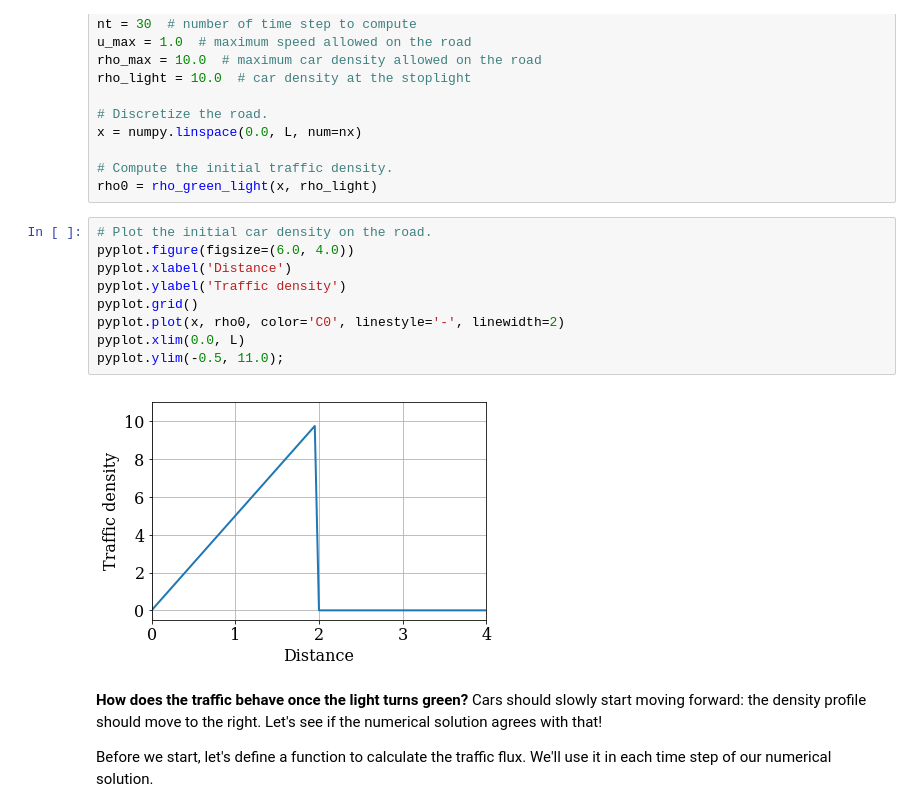
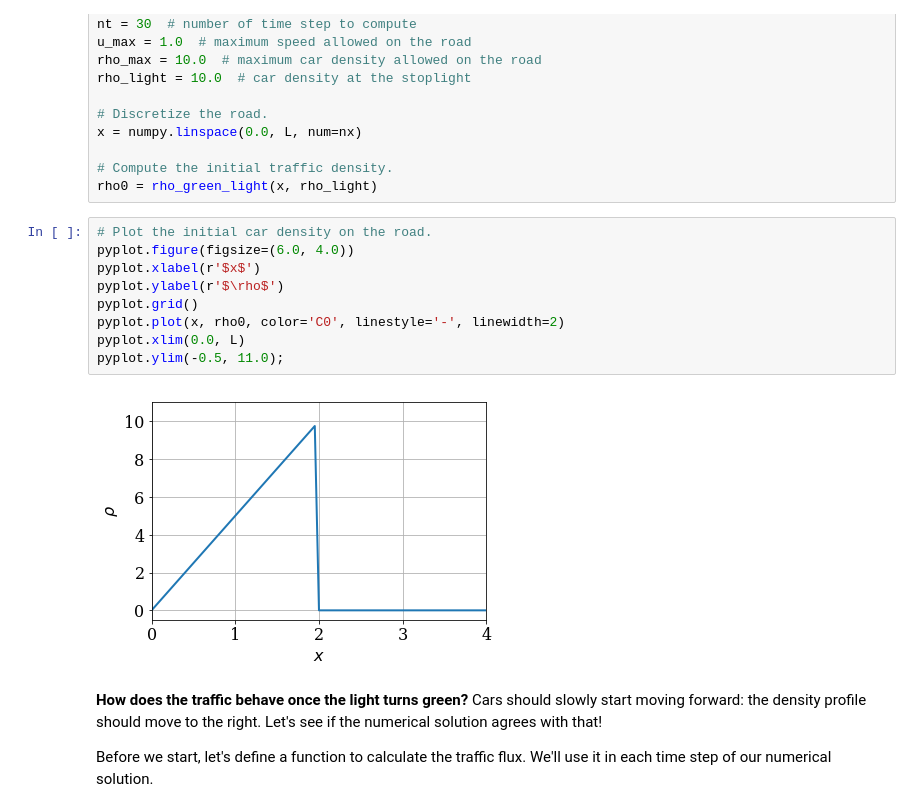
Before and after one commit to numerical-mooc/numerical-mooc, a Jupyter notebook: lessons/03_wave/03_01_conservationLaw.ipynb, the cells around one changed output. Saved outputs shown, nothing was run; the diff lists cells and outputs as text.

```diff
--- a/lessons/03_wave/03_01_conservationLaw.ipynb
+++ b/lessons/03_wave/03_01_conservationLaw.ipynb
@@ -224,14 +224,14 @@ rho0 = rho_green_light(x, rho_light)
 # %%
 # Plot the initial car density on the road.
 pyplot.figure(figsize=(6.0, 4.0))
-pyplot.xlabel('Distance')
-pyplot.ylabel('Traffic density')
+pyplot.xlabel(r'$x$')
+pyplot.ylabel(r'$\rho$')
 pyplot.grid()
 pyplot.plot(x, rho0, color='C0', linestyle='-', linewidth=2)
 pyplot.xlim(0.0, L)
 pyplot.ylim(-0.5, 11.0);
 # %% [output]
-[figure, old version]
+[figure, new version]
 # %% [markdown]
 **How does the traffic behave once the light turns green?** Cars should slowly start moving forward: the density profile should move to the right. Let's see if the numerical solution agrees with that!
 
```
Also changed, not shown: parts of 2 cells of this notebook, 9 other files.
